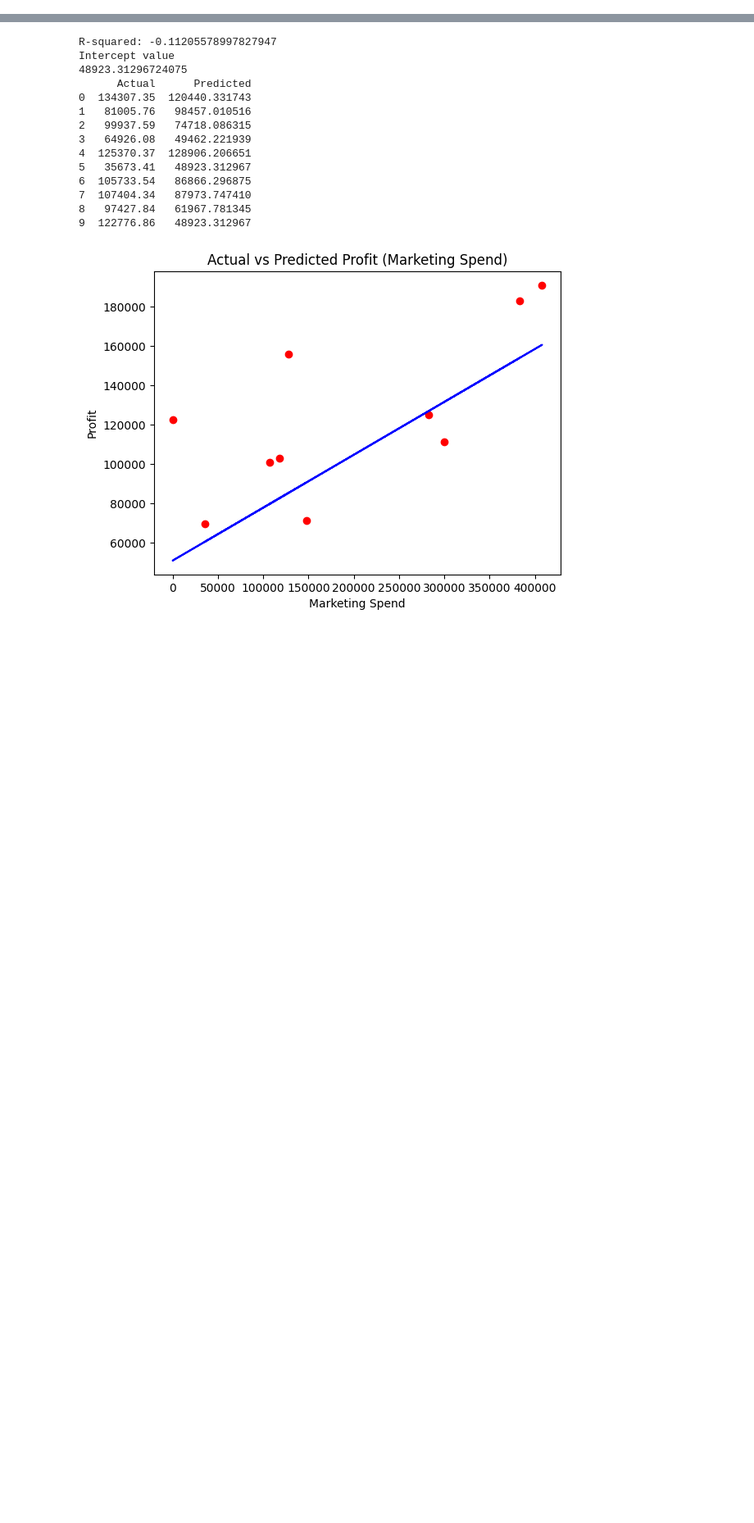
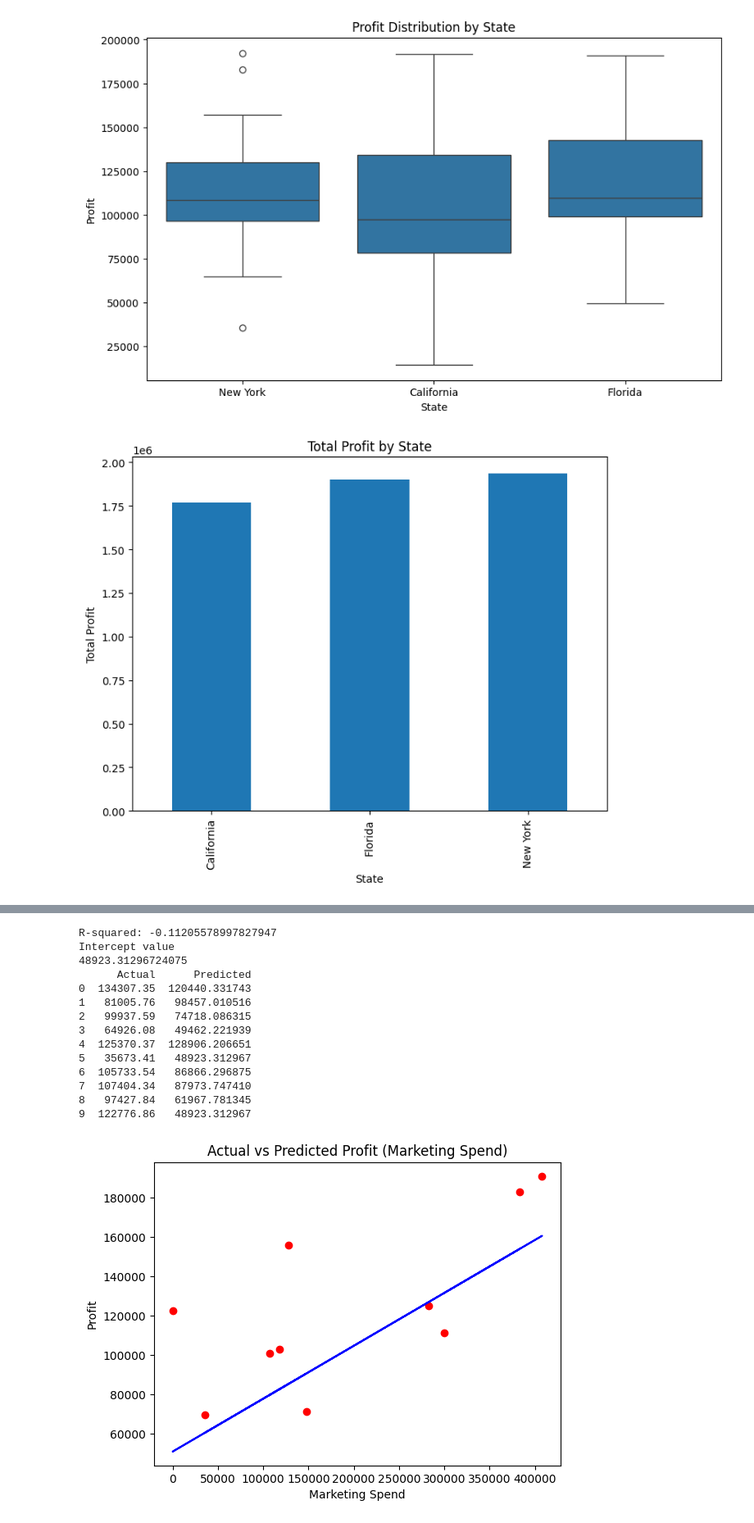
Before and after one commit to iamsriram958/AIML, a Jupyter notebook: Assignment_1_Predict_Startup_Profit_using_Regression.ipynb, the cells around one changed output, grey strips where cells are left out. Shown at 82% size. Drawn from its saved outputs; the diff is of its cells as text; code cells hidden in the pictures; blank space fills up the shorter version.

```diff
--- a/Assignment_1_Predict_Startup_Profit_using_Regression.ipynb
+++ b/Assignment_1_Predict_Startup_Profit_using_Regression.ipynb
@@ -8,3 +10,39 @@ import pickle
 # %%
 # Load the dataset
 data = pd.read_csv('/content/50_Startups.csv')
+# %%
+# prompt: can you categorize visulaize the states and profit contribution
+
+import seaborn as sns
+
+# Assuming 'State' and 'Profit' are columns in your DataFrame 'data'
+
+# Visualize profit distribution by state
+plt.figure(figsize=(10, 6))
+sns.boxplot(x='State', y='Profit', data=data)
+plt.title('Profit Distribution by State')
+plt.xlabel('State')
+plt.ylabel('Profit')
+plt.show()
+
+# Calculate and visualize the profit contribution of each state
+state_profit = data.groupby('State')['Profit'].sum()
+plt.figure(figsize=(8, 6))
+state_profit.plot(kind='bar')
+plt.title('Total Profit by State')
+plt.xlabel('State')
+plt.ylabel('Total Profit')
+plt.show()
+
+# Calculate the percentage contribution of each state to the total profit
+total_profit = data['Profit'].sum()
+state_profit_percentage = (state_profit / total_profit) * 100
+
+plt.figure(figsize=(8, 6))
+state_profit_percentage.plot(kind='pie', autopct='%1.1f%%')
+plt.title('Profit Contribution by State')
+plt.ylabel('')  # Remove the default y-label
+plt.show()
+# %% [output]
+[figure, added]
+[figure, added]
```
Also changed, not shown: parts of 3 cells of this notebook.
